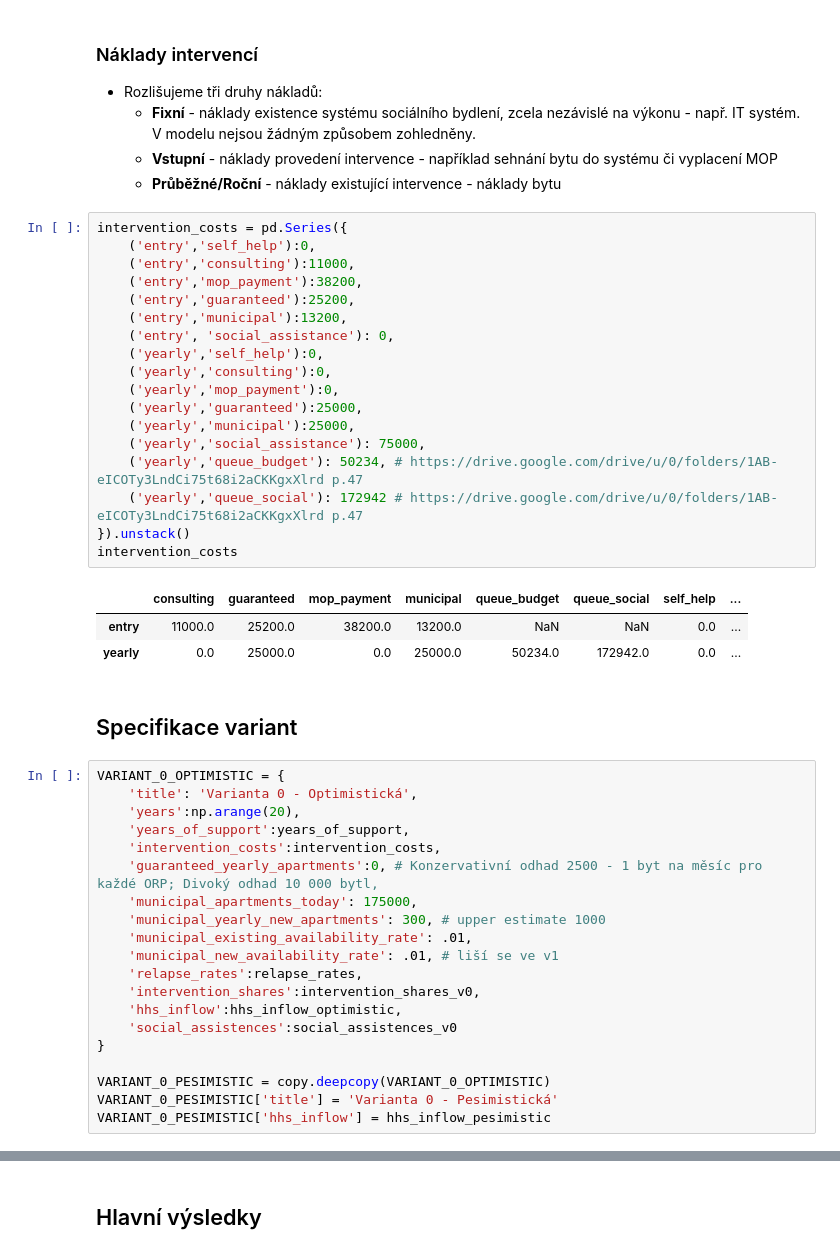
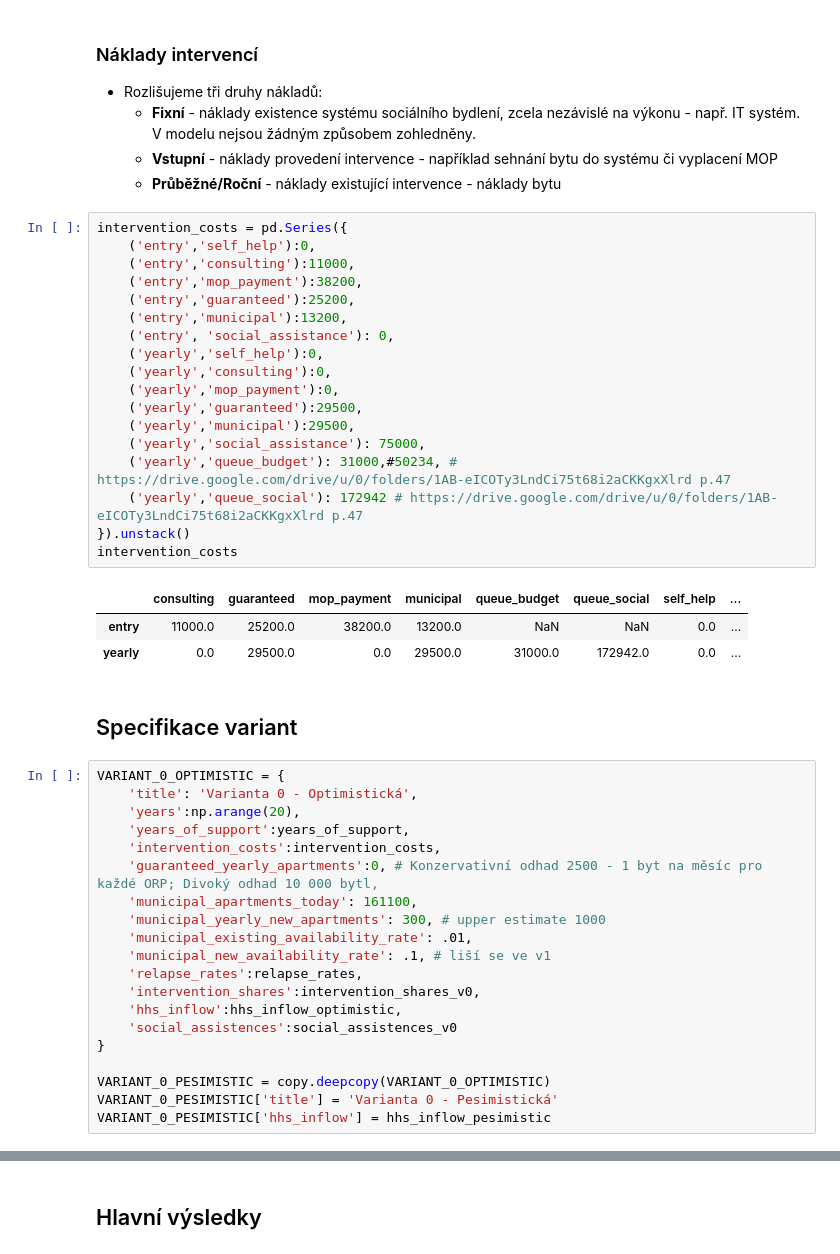
Before and after one commit to vitekzkytek/SocialHousingModel, a Jupyter notebook: model.ipynb, the cells around one changed output, grey strips where cells are left out. Cells and saved outputs as stored; diff of their text form.

```diff
--- a/model.ipynb
+++ b/model.ipynb
@@ -228,25 +228,25 @@ social_assistences_v1
 # %%
 intervention_costs = pd.Series({
     ('entry','self_help'):0,
     ('entry','consulting'):11000,
     ('entry','mop_payment'):38200,
     ('entry','guaranteed'):25200,
     ('entry','municipal'):13200,
     ('entry', 'social_assistance'): 0,
     ('yearly','self_help'):0,
     ('yearly','consulting'):0,
     ('yearly','mop_payment'):0,
-    ('yearly','guaranteed'):25000,
-    ('yearly','municipal'):25000,
+    ('yearly','guaranteed'):29500,
+    ('yearly','municipal'):29500,
     ('yearly','social_assistance'): 75000,
-    ('yearly','queue_budget'): 50234, # https://drive.google.com/drive/u/0/folders/1AB-eICOTy3LndCi75t68i2aCKKgxXlrd p.47
+    ('yearly','queue_budget'): 31000,#50234, # https://drive.google.com/drive/u/0/folders/1AB-eICOTy3LndCi75t68i2aCKKgxXlrd p.47
     ('yearly','queue_social'): 172942 # https://drive.google.com/drive/u/0/folders/1AB-eICOTy3LndCi75t68i2aCKKgxXlrd p.47
 }).unstack()
 intervention_costs
 # %% [output]
 |  | consulting | guaranteed | mop_payment | municipal | queue_budget | queue_social | self_help | ... |
 | entry | 11000.0 | 25200.0 | 38200.0 | 13200.0 | NaN | NaN | 0.0 | ... |
-| yearly | 0.0 | 25000.0 | 0.0 | 25000.0 | 50234.0 | 172942.0 | 0.0 | ... |
+| yearly | 0.0 | 29500.0 | 0.0 | 29500.0 | 31000.0 | 172942.0 | 0.0 | ... |
 # %% [markdown]
 ## Specifikace variant
 # %%
@@ -256,10 +256,10 @@ VARIANT_0_OPTIMISTIC = {
     'years_of_support':years_of_support,
     'intervention_costs':intervention_costs,
     'guaranteed_yearly_apartments':0, # Konzervativní odhad 2500 - 1 byt na měsíc pro každé ORP; Divoký odhad 10 000 bytl,
-    'municipal_apartments_today': 175000,
+    'municipal_apartments_today': 161100,
     'municipal_yearly_new_apartments': 300, # upper estimate 1000
     'municipal_existing_availability_rate': .01,
-    'municipal_new_availability_rate': .01, # liší se ve v1
+    'municipal_new_availability_rate': .1, # liší se ve v1
     'relapse_rates':relapse_rates,
     'intervention_shares':intervention_shares_v0,
     'hhs_inflow':hhs_inflow_optimistic,
```
Also changed, not shown: parts of 19 cells of this notebook, 3 other files.
